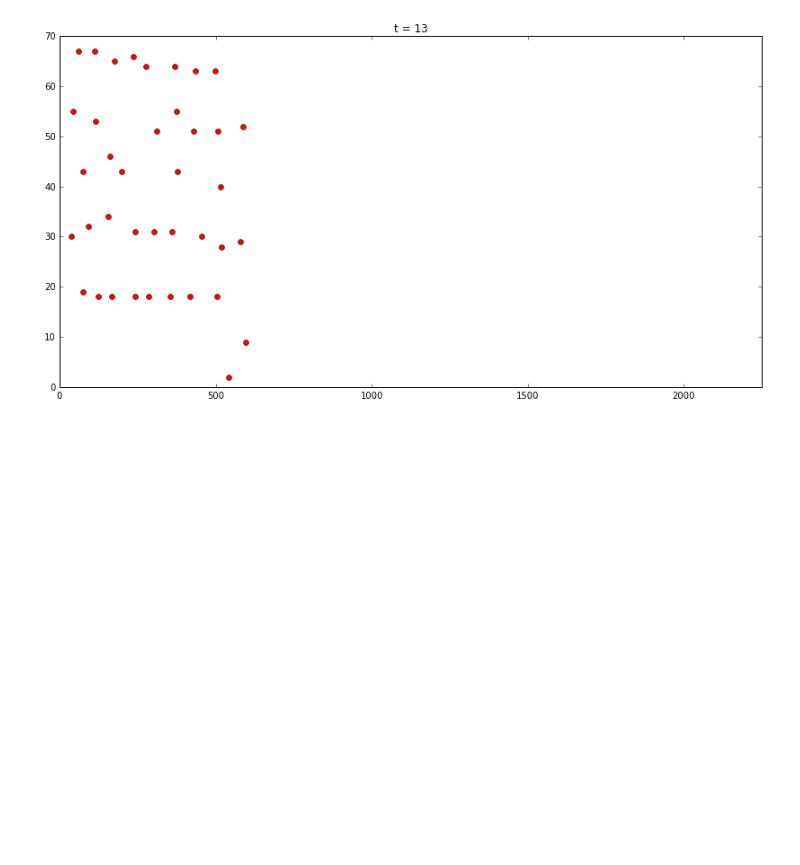
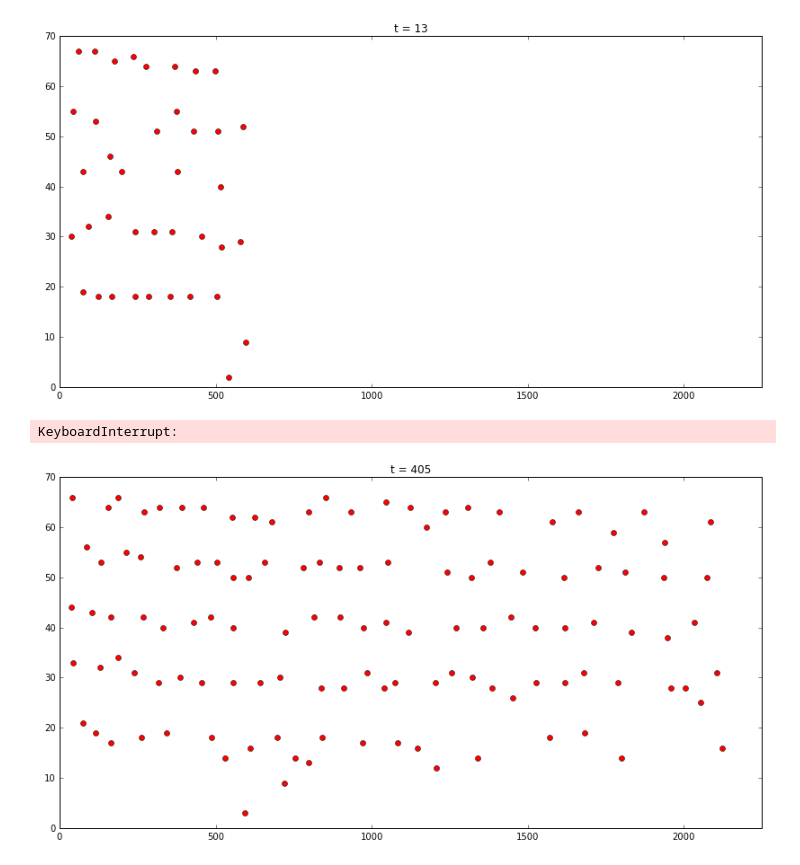
Before and after one commit to alin719/cs229_merging, a Jupyter notebook: Sandbox.ipynb, the cells around one changed output. Cells and saved outputs as stored; diff of their text form; code cells hidden in the pictures; blank space fills up the shorter version.

```diff
--- a/Sandbox.ipynb
+++ b/Sandbox.ipynb
@@ -199,3 +193,10 @@ plotFrame(frameDict[150])
 # %% [output]
 [figure]
 [figure]
+# %%
+from lib import frame_util as futil
+importlib.reload(futil)
+futil.AnimateFrames(frameDict)
+# %% [output]
+KeyboardInterrupt:
+[figure, added]
```
Also changed, not shown: parts of 3 cells of this notebook, 3 other files.
